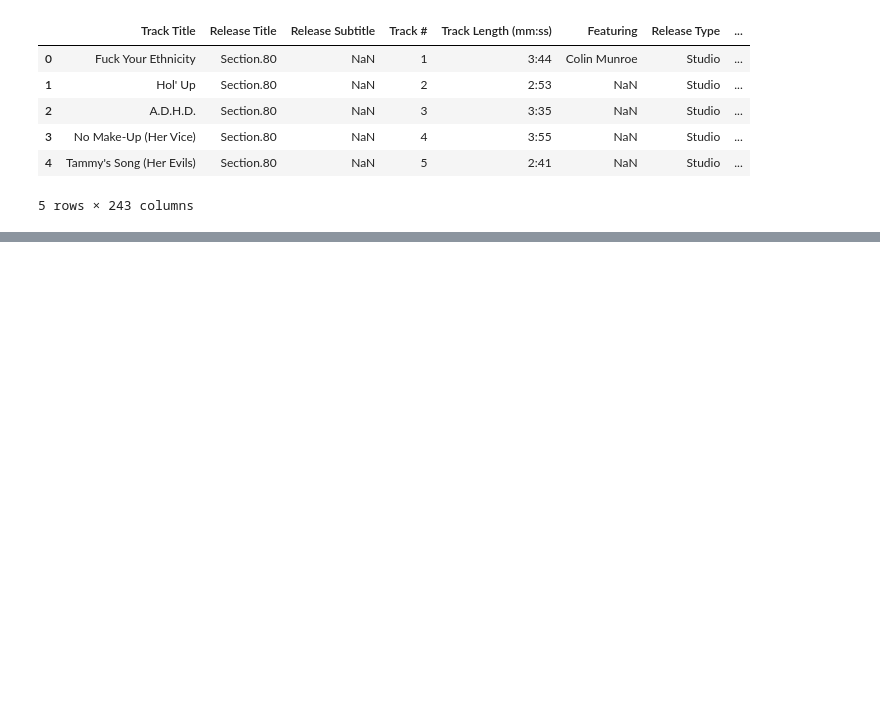
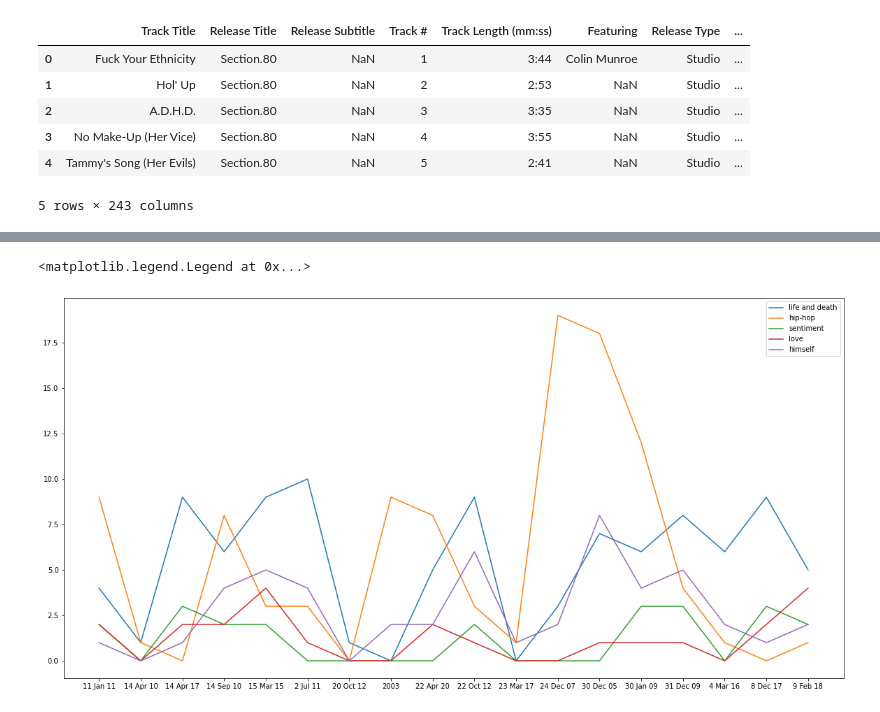
Before and after one commit to vishruthdevan/kendrick-lyrics-analysis, a Jupyter notebook: lyrics-analysis.ipynb, the cells around one changed output, grey strips where cells are left out. Saved outputs shown, nothing was run; the diff lists cells and outputs as text; code cells hidden in the pictures; blank space fills up the shorter version.

```diff
--- a/lyrics-analysis.ipynb
+++ b/lyrics-analysis.ipynb
@@ -168,0 +170,8 @@ year_topics[ ['life and death', 'hip-hop', 'sentiment', 'love', 'himself']]
+# %%
+plt.figure(figsize=(20,10))
+for i in topic_labels:
+    plt.plot(year_topics['Release Date'], year_topics[i], label=i)
+plt.legend()
+# %% [output]
+<matplotlib.legend.Legend at 0x...>
+[figure, added]
```
Also changed, not shown: parts of 3 cells of this notebook.
